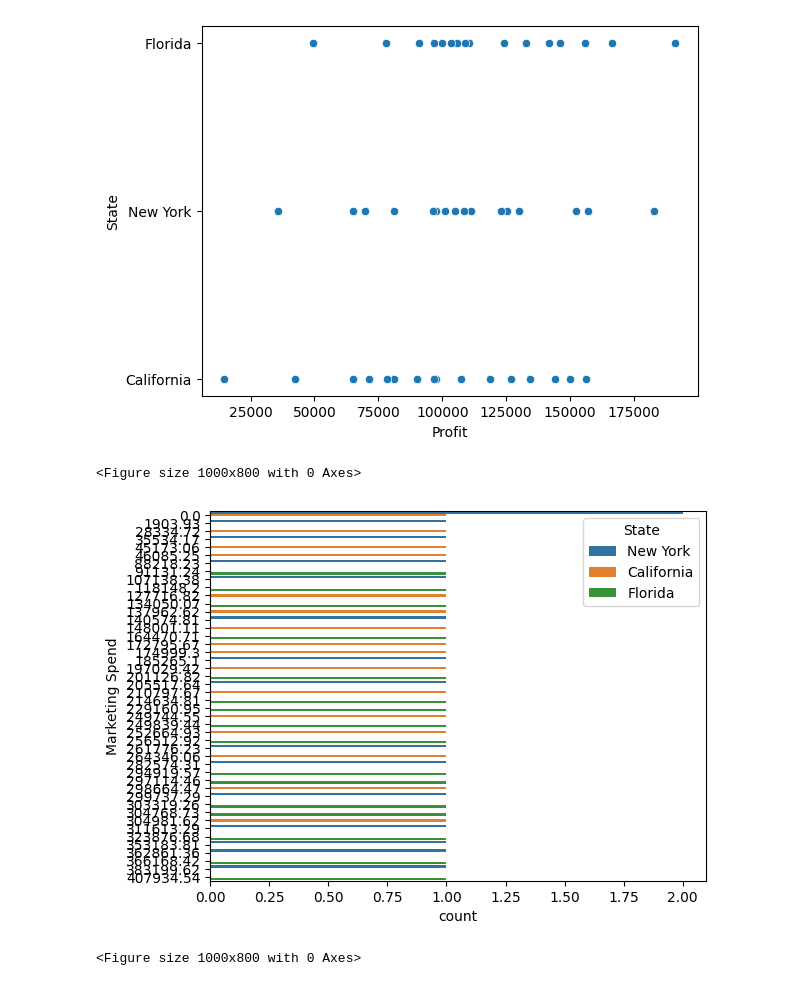
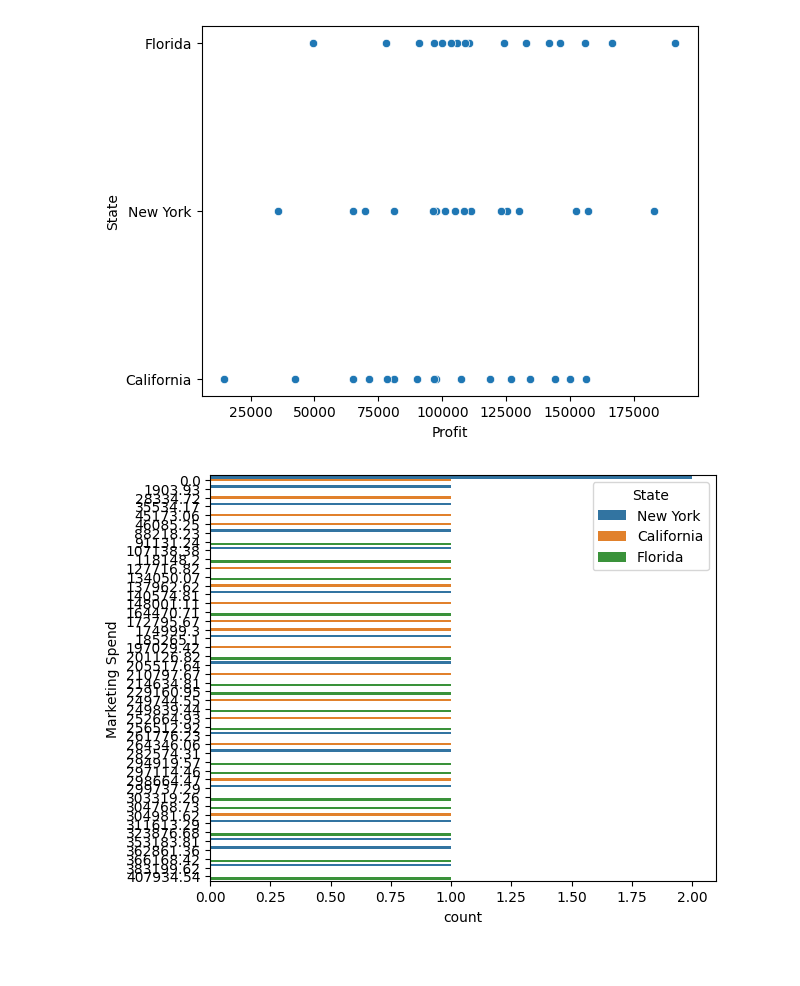
Before and after one commit to Vanshaj14Mohan/AIML-College, a Jupyter notebook: Assignment Four/main.ipynb, the cells around one changed output. Drawn from its saved outputs; the diff is of its cells as text; code cells hidden in the pictures.

```diff
--- a/Assignment Four/main.ipynb
+++ b/Assignment Four/main.ipynb
@@ -135,11 +135,11 @@ sns.scatterplot(data=df, y="State", x="Profit")
 <Axes: xlabel='Profit', ylabel='State'>
 [figure]
 # %%
-sns.countplot(data=df, y="Marketing Spend", hue="State") # Chart to see the survived ones belong to which gender
-plt.figure(figsize=(10,8))
+sns.countplot(data=df, y="Marketing Spend", hue="State") #Showing the count of marketing spend for each state
+plt.yticks(rotation=0)
+plt.tight_layout()
+plt.show()
 # %% [output]
-<Figure size 1000x800 with 0 Axes>
-[figure, old version]
+[figure, new version]
-<Figure size 1000x800 with 0 Axes>
 # %%
 state_sales = df.groupby("State")["Profit"].sum().sort_values(ascending=False).head(10).reset_index()
```
Also changed, not shown: parts of 5 cells of this notebook.
